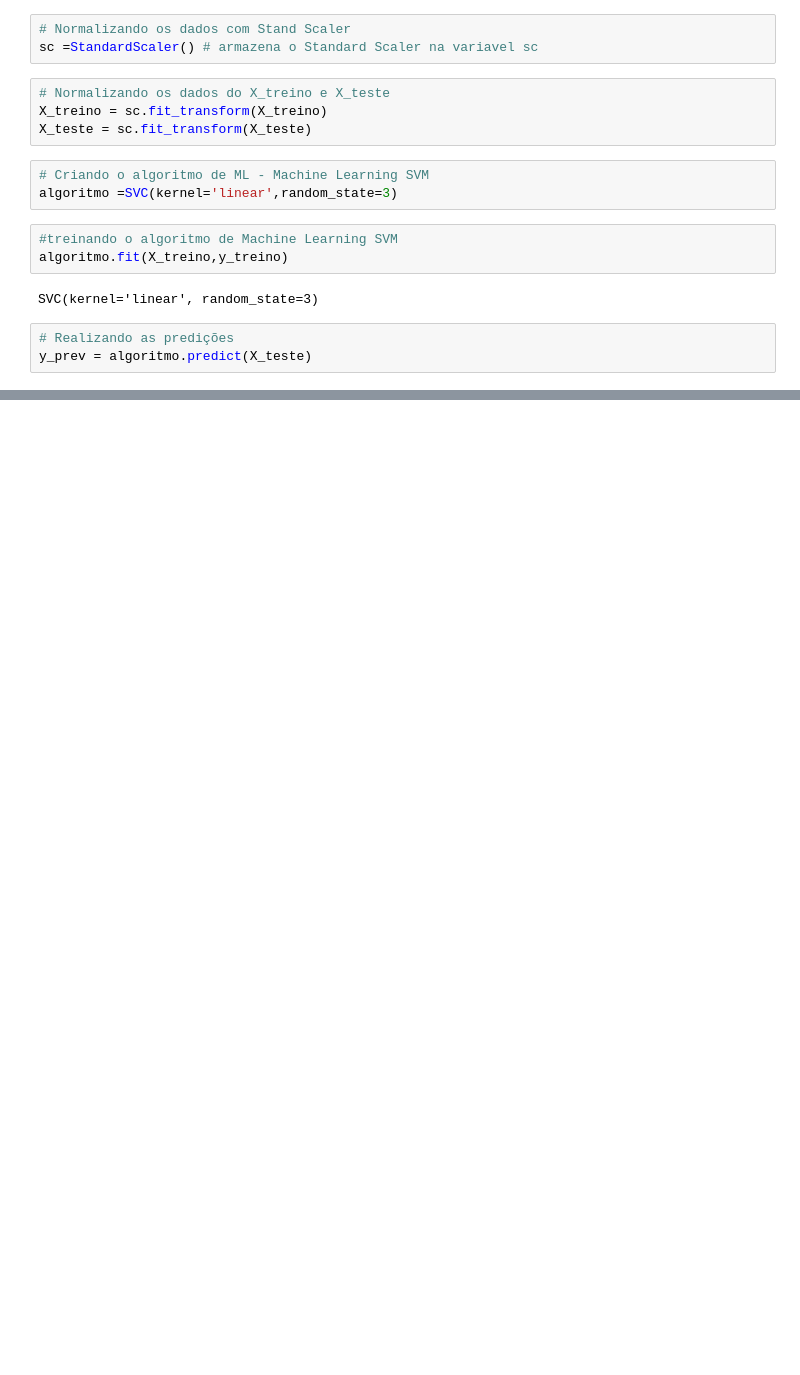
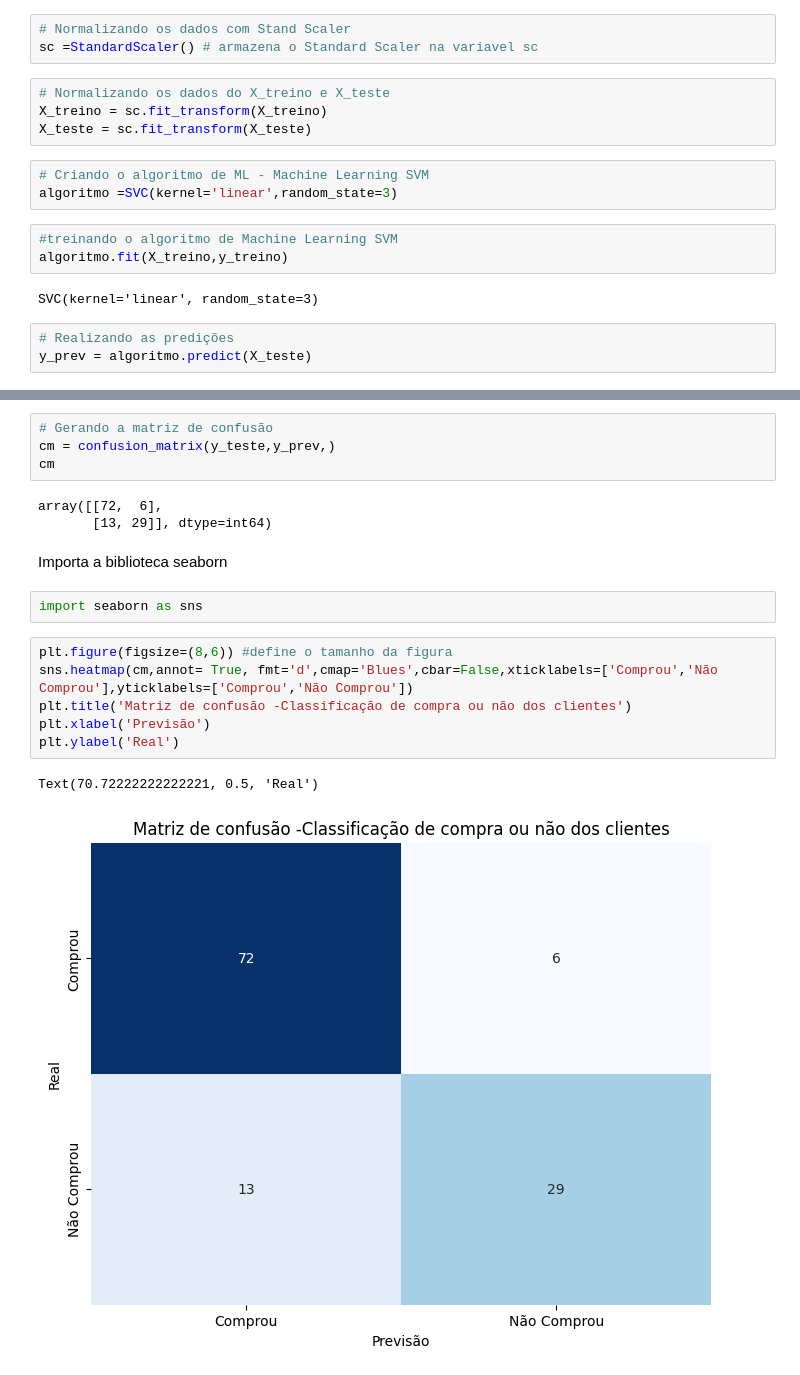
Before and after one commit to danielvieira95/Intelig-ncia-Artificial-e-Big-Data--2-2024, a Jupyter notebook: TurmaA/Aula08/codigoA08.ipynb, the cells around one changed output, grey strips where cells are left out. Cells and saved outputs as stored; diff of their text form; blank space fills up the shorter version.

```diff
--- a/TurmaA/Aula08/codigoA08.ipynb
+++ b/TurmaA/Aula08/codigoA08.ipynb
@@ -81,0 +126,20 @@ y_prev = algoritmo.predict(X_teste)
+# %%
+# Gerando a matriz de confusão
+cm = confusion_matrix(y_teste,y_prev,)
+cm
+# %% [output]
+array([[72,  6],
+       [13, 29]], dtype=int64)
+# %% [markdown]
+Importa a biblioteca seaborn
+# %%
+import seaborn as sns
+# %%
+plt.figure(figsize=(8,6)) #define o tamanho da figura
+sns.heatmap(cm,annot= True, fmt='d',cmap='Blues',cbar=False,xticklabels=['Comprou','Não Comprou'],yticklabels=['Comprou','Não Comprou'])
+plt.title('Matriz de confusão -Classificação de compra ou não dos clientes')
+plt.xlabel('Previsão')
+plt.ylabel('Real')
+# %% [output]
+Text(70.72222222222221, 0.5, 'Real')
+[figure, added]
```
Also changed, not shown: parts of 10 cells of this notebook.
